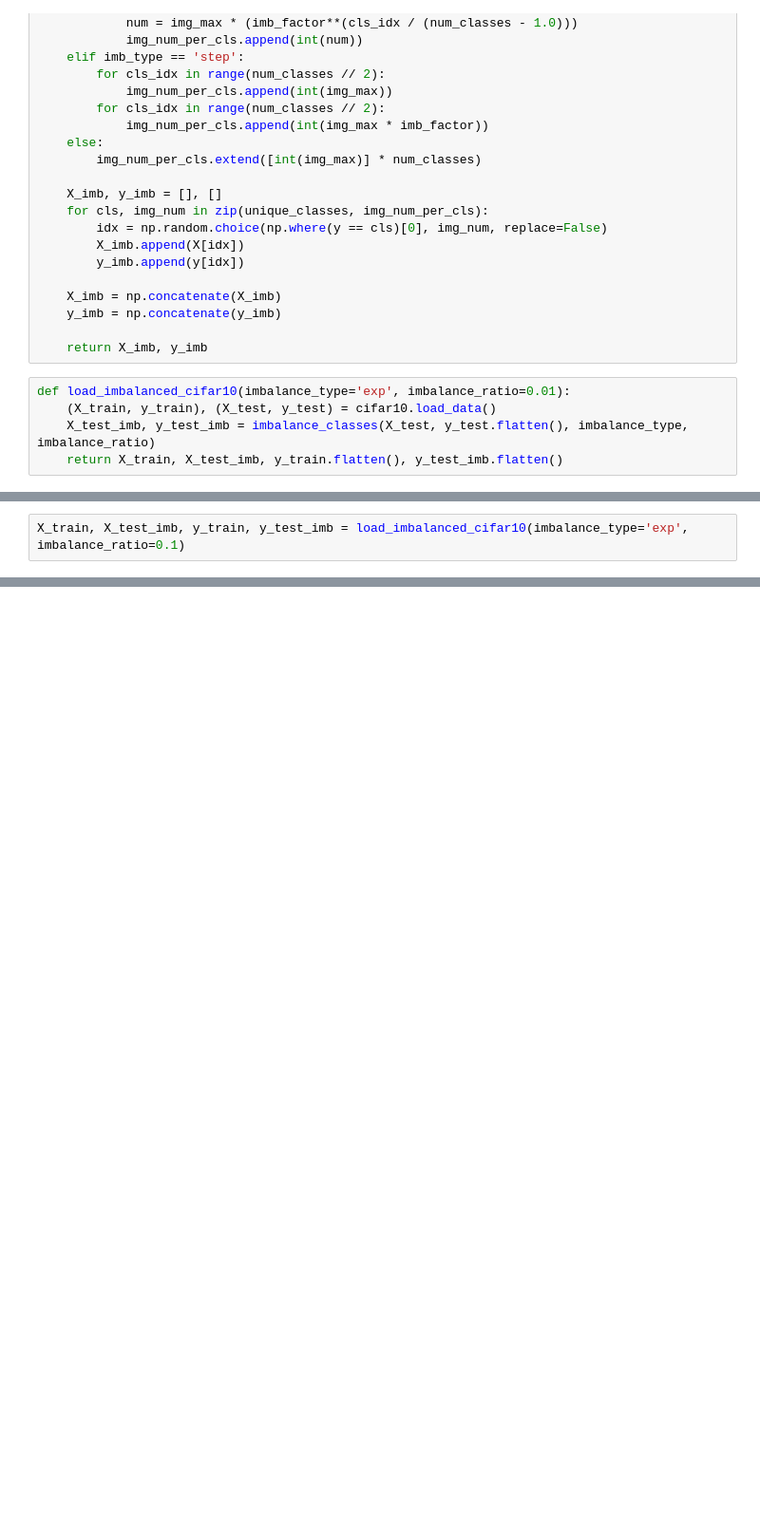
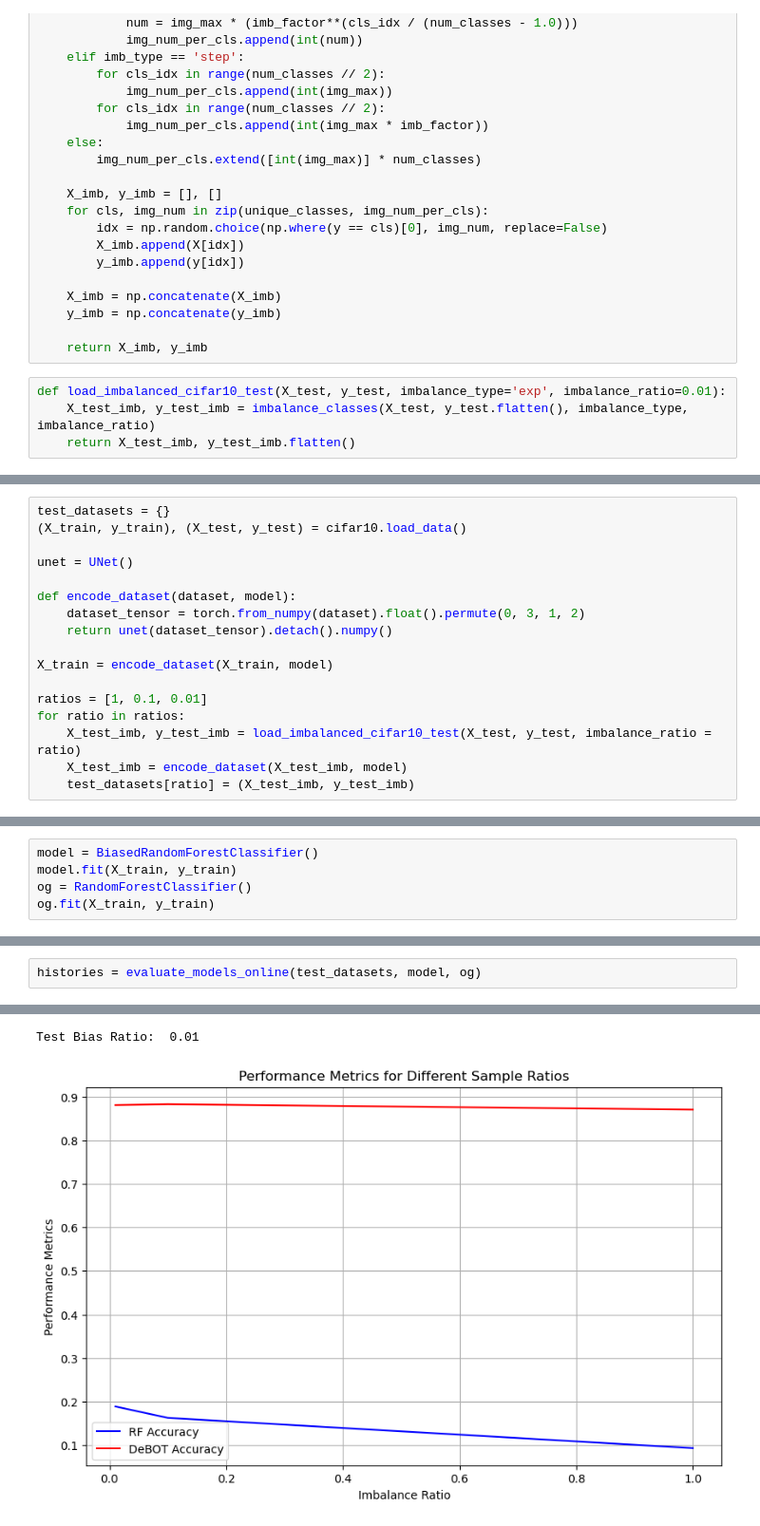
Before and after one commit to ronsh9/Moving-Majority, a Jupyter notebook: experiments/Experiment_2_CIFAR_10_Vanilla_classifier.ipynb, the cells around one changed output, grey strips where cells are left out. Shown at 95% size. Drawn from its saved outputs; the diff is of its cells as text; blank space fills up the shorter version.

Commit message:
mnist done cifar weird

```diff
--- a/experiments/Experiment_2_CIFAR_10_Vanilla_classifier.ipynb
+++ b/experiments/Experiment_2_CIFAR_10_Vanilla_classifier.ipynb
@@ -55,7 +55,6 @@ def imbalance_classes(X, y, imb_type='exp', imb_factor=0.01):
 
     return X_imb, y_imb
 # %%
-def load_imbalanced_cifar10(imbalance_type='exp', imbalance_ratio=0.01):
-    (X_train, y_train), (X_test, y_test) = cifar10.load_data()
+def load_imbalanced_cifar10_test(X_test, y_test, imbalance_type='exp', imbalance_ratio=0.01):
     X_test_imb, y_test_imb = imbalance_classes(X_test, y_test.flatten(), imbalance_type, imbalance_ratio)
-    return X_train, X_test_imb, y_train.flatten(), y_test_imb.flatten()
+    return X_test_imb, y_test_imb.flatten()
@@ -62,2 +89,17 @@ def load_imbalanced_cifar10(imbalance_type='exp', imbalance_ratio=0.01):
 # %%
-X_train, X_test_imb, y_train, y_test_imb = load_imbalanced_cifar10(imbalance_type='exp', imbalance_ratio=0.1)
+test_datasets = {}
+(X_train, y_train), (X_test, y_test) = cifar10.load_data()
+
+unet = UNet()
+
+def encode_dataset(dataset, model):
+    dataset_tensor = torch.from_numpy(dataset).float().permute(0, 3, 1, 2)
+    return unet(dataset_tensor).detach().numpy()
+
+X_train = encode_dataset(X_train, model)
+
+ratios = [1, 0.1, 0.01]
+for ratio in ratios:
+    X_test_imb, y_test_imb = load_imbalanced_cifar10_test(X_test, y_test, imbalance_ratio = ratio)
+    X_test_imb = encode_dataset(X_test_imb, model)
+    test_datasets[ratio] = (X_test_imb, y_test_imb)
@@ -195,0 +199,5 @@ tensor([[ -6.8477,  -1.8986,   7.2336,  ...,  -5.4892,   5.6089,   2.9822],
+# %%
+model = BiasedRandomForestClassifier()
+model.fit(X_train, y_train)
+og = RandomForestClassifier()
+og.fit(X_train, y_train)
@@ -195,0 +270,3 @@ tensor([[ -6.8477,  -1.8986,   7.2336,  ...,  -5.4892,   5.6089,   2.9822],
+# %%
+histories = evaluate_models_online(test_datasets, model, og)
+# %% [output]
@@ -195,0 +275,2 @@ tensor([[ -6.8477,  -1.8986,   7.2336,  ...,  -5.4892,   5.6089,   2.9822],
+Test Bias Ratio:  0.01
+[figure, added]
```
Also changed, not shown: parts of 8 cells of this notebook, 1 other file.
